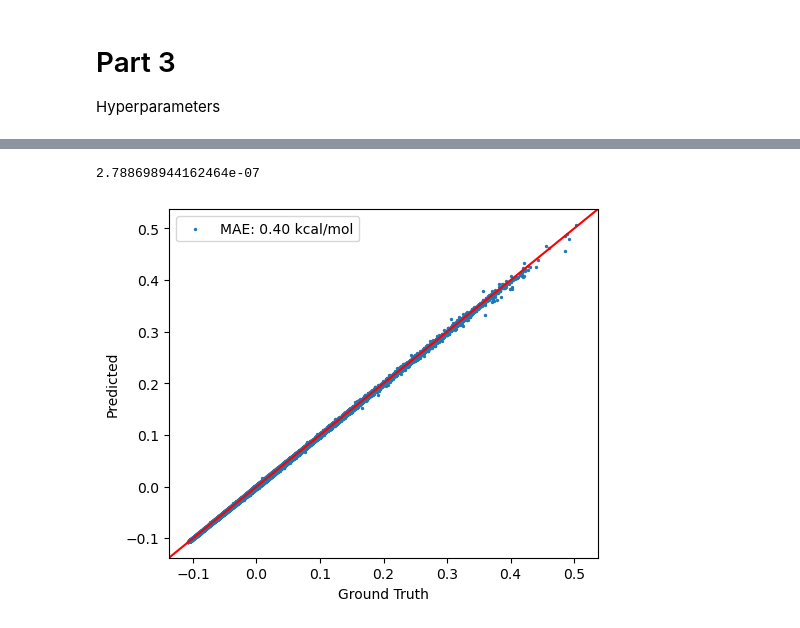
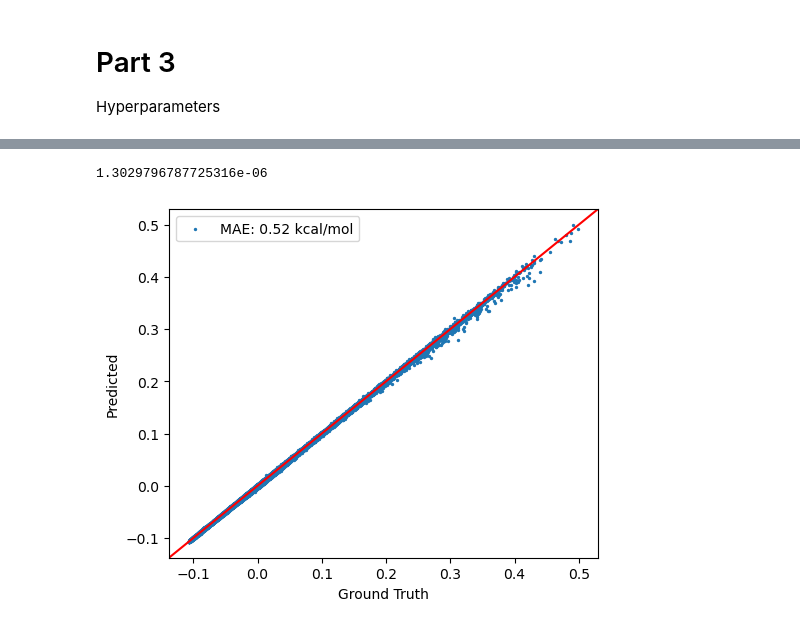
Before and after one commit to jjluo04/chem142, a Jupyter notebook: project_ckpt3.ipynb, the cells around one changed output, grey strips where cells are left out. Drawn from its saved outputs; the diff is of its cells as text; code cells hidden in the pictures.

```diff
--- a/project_ckpt3.ipynb
+++ b/project_ckpt3.ipynb
@@ -257,8 +257,8 @@ ani_trainer.evaluate(train_data, draw_plot=True)
 # %%
-ani_trainer.evaluate(train_data, draw_plot=True)
+ani_trainer.evaluate(val_data, draw_plot=True)
 # %% [output]
-2.788698944162464e-07
+1.3029796787725316e-06
-[figure, old version]
+[figure, new version]
 # %%
 ani_trainer.evaluate(test_data, draw_plot=True)
 # %% [output]
```
Also changed, not shown: parts of 3 cells of this notebook.
